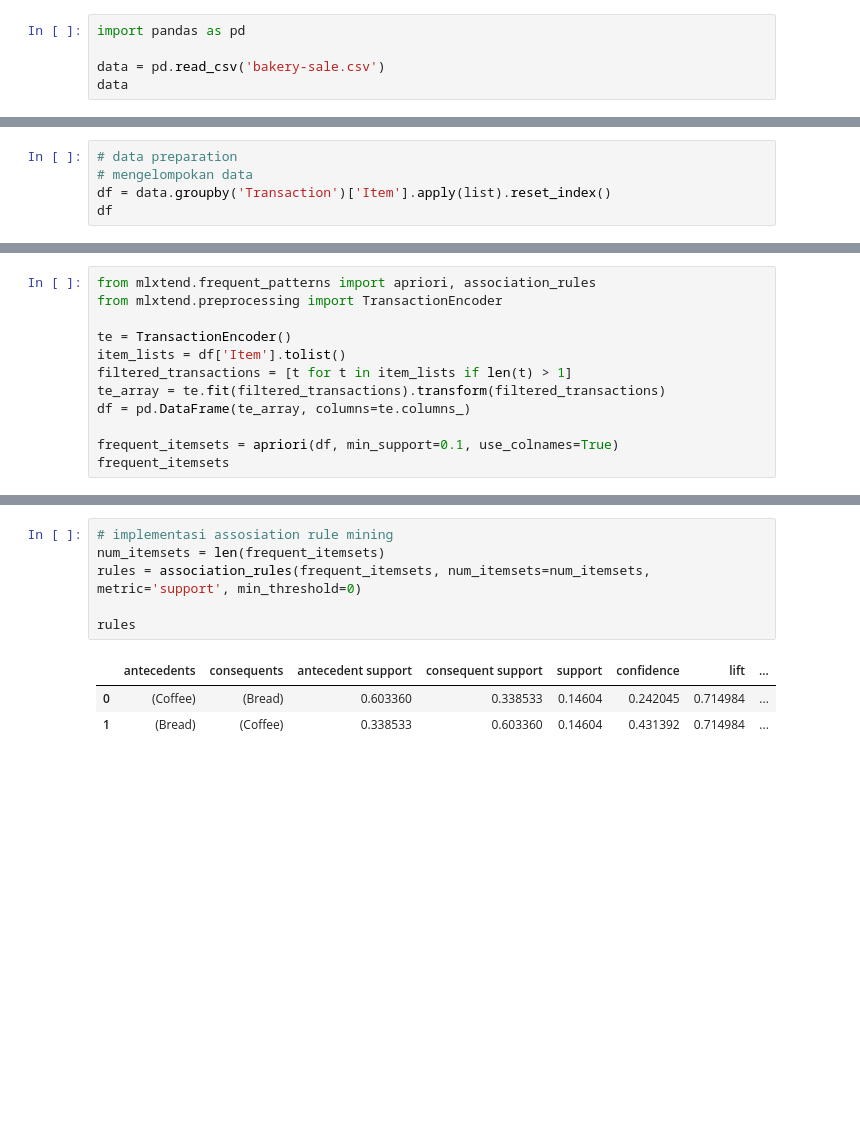
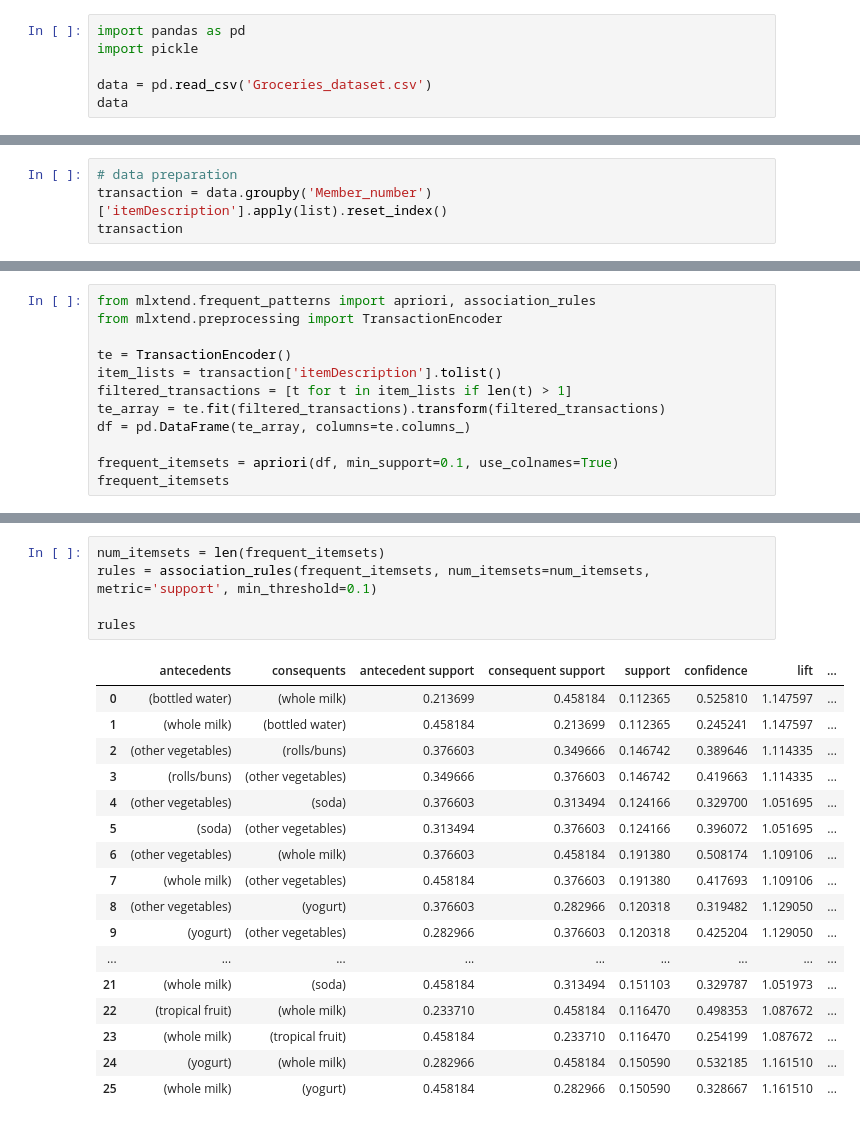
Before and after one commit to reezecodee/arumi-store, a Jupyter notebook: notebook.ipynb, the cells around one changed output, grey strips where cells are left out. Cells and saved outputs as stored; diff of their text form; blank space fills up the shorter version.

Commit message:
change dataset

```diff
--- a/notebook.ipynb
+++ b/notebook.ipynb
@@ -1,6 +1,7 @@
 # %%
 import pandas as pd
+import pickle
 
-data = pd.read_csv('bakery-sale.csv')
+data = pd.read_csv('Groceries_dataset.csv')
 data
 # %% [output]
@@ -20,6 +21,5 @@ data
 # %%
 # data preparation
-# mengelompokan data
-df = data.groupby('Transaction')['Item'].apply(list).reset_index()
-df
+transaction = data.groupby('Member_number')['itemDescription'].apply(list).reset_index()
+transaction
 # %% [output]
@@ -41,7 +41,7 @@ from mlxtend.frequent_patterns import apriori, association_rules
 from mlxtend.preprocessing import TransactionEncoder
 
 te = TransactionEncoder()
-item_lists = df['Item'].tolist()
+item_lists = transaction['itemDescription'].tolist()
 filtered_transactions = [t for t in item_lists if len(t) > 1]
 te_array = te.fit(filtered_transactions).transform(filtered_transactions)
 df = pd.DataFrame(te_array, columns=te.columns_)
@@ -60,12 +69,25 @@ frequent_itemsets
 # %%
-# implementasi assosiation rule mining
 num_itemsets = len(frequent_itemsets)
-rules = association_rules(frequent_itemsets, num_itemsets=num_itemsets, metric='support', min_threshold=0)
+rules = association_rules(frequent_itemsets, num_itemsets=num_itemsets, metric='support', min_threshold=0.1)
 
 rules
 # %% [output]
 |  | antecedents | consequents | antecedent support | consequent support | support | confidence | lift | ... |
-| 0 | (Coffee) | (Bread) | 0.603360 | 0.338533 | 0.14604 | 0.242045 | 0.714984 | ... |
-| 1 | (Bread) | (Coffee) | 0.338533 | 0.603360 | 0.14604 | 0.431392 | 0.714984 | ... |
+| 0 | (bottled water) | (whole milk) | 0.213699 | 0.458184 | 0.112365 | 0.525810 | 1.147597 | ... |
+| 1 | (whole milk) | (bottled water) | 0.458184 | 0.213699 | 0.112365 | 0.245241 | 1.147597 | ... |
+| 2 | (other vegetables) | (rolls/buns) | 0.376603 | 0.349666 | 0.146742 | 0.389646 | 1.114335 | ... |
+| 3 | (rolls/buns) | (other vegetables) | 0.349666 | 0.376603 | 0.146742 | 0.419663 | 1.114335 | ... |
+| 4 | (other vegetables) | (soda) | 0.376603 | 0.313494 | 0.124166 | 0.329700 | 1.051695 | ... |
+| 5 | (soda) | (other vegetables) | 0.313494 | 0.376603 | 0.124166 | 0.396072 | 1.051695 | ... |
+| 6 | (other vegetables) | (whole milk) | 0.376603 | 0.458184 | 0.191380 | 0.508174 | 1.109106 | ... |
+| 7 | (whole milk) | (other vegetables) | 0.458184 | 0.376603 | 0.191380 | 0.417693 | 1.109106 | ... |
+| 8 | (other vegetables) | (yogurt) | 0.376603 | 0.282966 | 0.120318 | 0.319482 | 1.129050 | ... |
+| 9 | (yogurt) | (other vegetables) | 0.282966 | 0.376603 | 0.120318 | 0.425204 | 1.129050 | ... |
+| ... | ... | ... | ... | ... | ... | ... | ... | ... |
+| 21 | (whole milk) | (soda) | 0.458184 | 0.313494 | 0.151103 | 0.329787 | 1.051973 | ... |
+| 22 | (tropical fruit) | (whole milk) | 0.233710 | 0.458184 | 0.116470 | 0.498353 | 1.087672 | ... |
+| 23 | (whole milk) | (tropical fruit) | 0.458184 | 0.233710 | 0.116470 | 0.254199 | 1.087672 | ... |
+| 24 | (yogurt) | (whole milk) | 0.282966 | 0.458184 | 0.150590 | 0.532185 | 1.161510 | ... |
+| 25 | (whole milk) | (yogurt) | 0.458184 | 0.282966 | 0.150590 | 0.328667 | 1.161510 | ... |
 # %%
 # deployment
```
Also changed, not shown: parts of 4 cells of this notebook, 4 other files.
